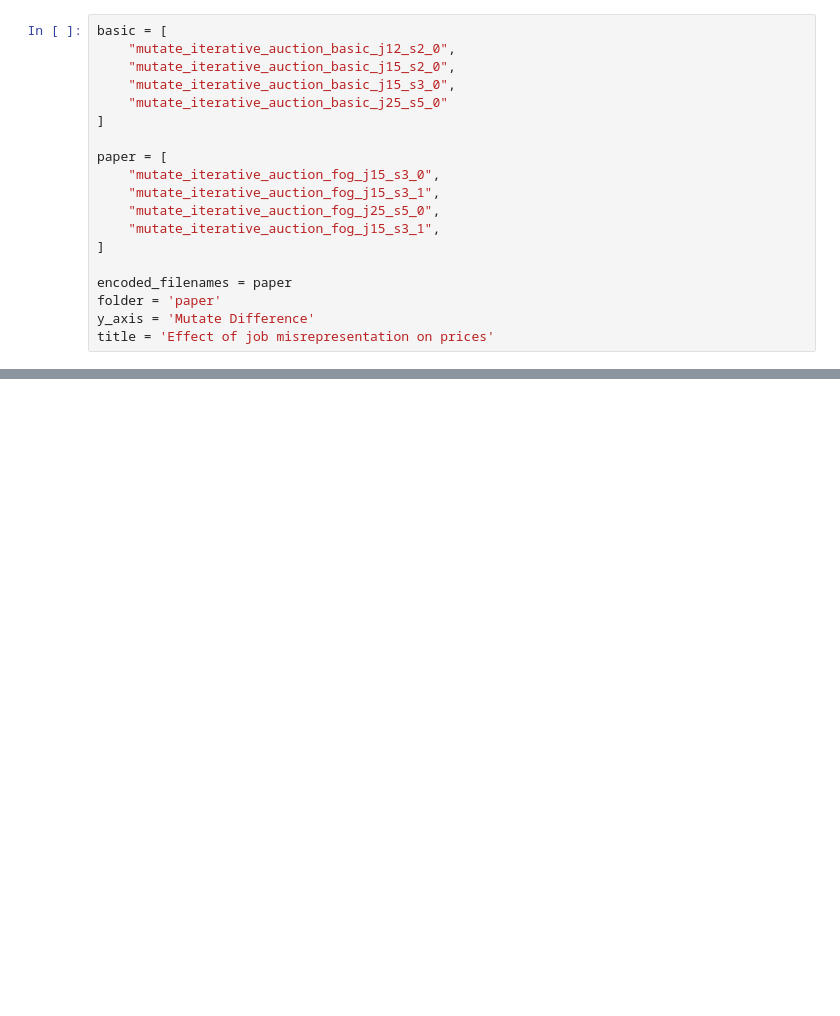
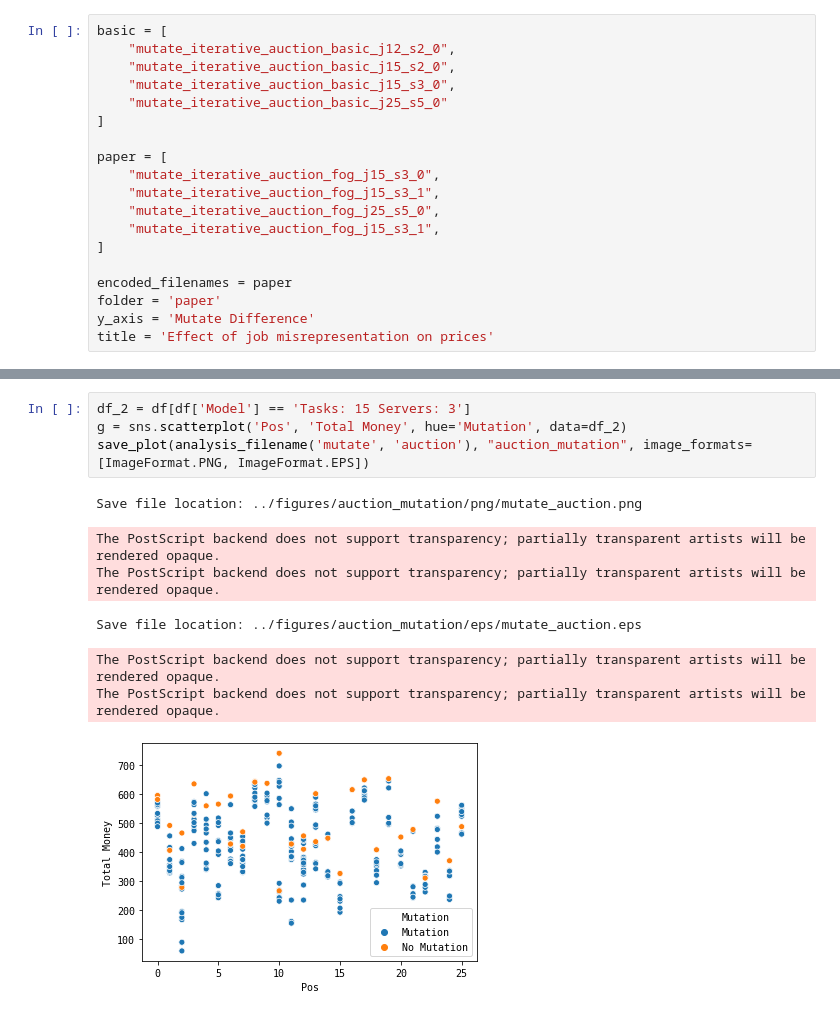
Before and after one commit to pseudo-rnd-thoughts/Elastic-Resource-Allocation, a Jupyter notebook: testing/analysis/auction_mutation_analysis.ipynb, the cells around one changed output, grey strips where cells are left out. Cells and saved outputs as stored; diff of their text form; blank space fills up the shorter version.

```diff
--- a/testing/analysis/auction_mutation_analysis.ipynb
+++ b/testing/analysis/auction_mutation_analysis.ipynb
@@ -113,3 +106,15 @@ The PostScript backend does not support transparency; partially transparent arti
+# %%
+df_2 = df[df['Model'] == 'Tasks: 15 Servers: 3']
+g = sns.scatterplot('Pos', 'Total Money', hue='Mutation', data=df_2)
+save_plot(analysis_filename('mutate', 'auction'), "auction_mutation", image_formats=[ImageFormat.PNG, ImageFormat.EPS])
+# %% [output]
+Save file location: ../figures/auction_mutation/png/mutate_auction.png
+The PostScript backend does not support transparency; partially transparent artists will be rendered opaque.
+The PostScript backend does not support transparency; partially transparent artists will be rendered opaque.
+Save file location: ../figures/auction_mutation/eps/mutate_auction.eps
+The PostScript backend does not support transparency; partially transparent artists will be rendered opaque.
+The PostScript backend does not support transparency; partially transparent artists will be rendered opaque.
+[figure, added]
 # %%
 data = []
 i = 0
```
Also changed, not shown: parts of 5 cells of this notebook, 10 other files.
